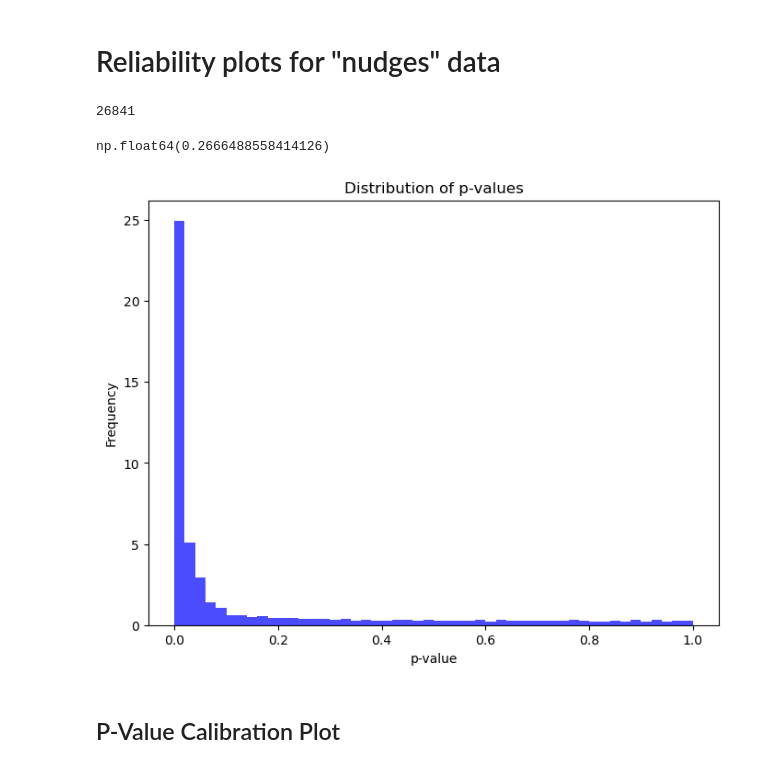
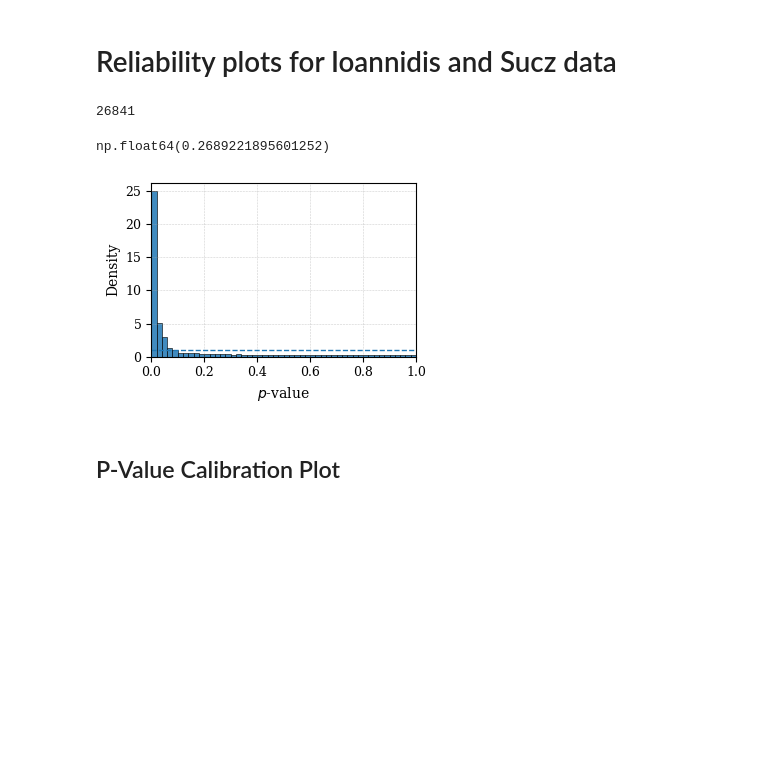
Before and after one commit to adway/eb-denoising, a Jupyter notebook: notebooks/calibration-plots.ipynb, the cells around one changed output. Saved outputs shown, nothing was run; the diff lists cells and outputs as text; code cells hidden in the pictures; blank space fills up the shorter version.

```diff
--- a/notebooks/calibration-plots.ipynb
+++ b/notebooks/calibration-plots.ipynb
@@ -1,5 +1,5 @@
 # %% [markdown]
-# Reliability plots for "nudges" data
+# Reliability plots for Ioannidis and Sucz data
 # %%
 # read csv into numpy array
 import numpy as np
@@ -54,21 +54,49 @@ len(df)
 26841
 # %%
 import matplotlib.pyplot as plt
+m = len(df)
 lam = 1 - m ** (-1/5)
 pi_hat_0 = np.mean(df['p_value'] > lam) / (1 - lam)
 pi_hat_0
 # %% [output]
-np.float64(0.2666488558414126)
+np.float64(0.2689221895601252)
 # %%
-# plot distribution of p-values
-plt.figure(figsize=(8, 6))
-plt.hist(df['p_value'], bins=50, density=True, alpha=0.7, color='blue')
-plt.xlabel("p-value")
-plt.ylabel("Frequency")
-plt.title("Distribution of p-values")
+plt.rcParams.update({
+    "font.size": 10,
+    "axes.labelsize": 10,
+    "axes.titlesize": 10,
+    "xtick.labelsize": 9,
+    "ytick.labelsize": 9,
+    "legend.fontsize": 9,
+    "font.family": "serif",
+    "text.usetex": False
+})
+
+plt.figure(figsize=(3.5, 2.5))
+
+plt.hist(
+    df["p_value"],
+    bins=50,
+    density=True,
+    alpha=0.85,
+    edgecolor="black",
+    linewidth=0.5
+)
+
+# Uniform reference
+plt.axhline(1.0, linestyle="--", linewidth=1)
+
+plt.xlabel(r"$p$-value")
+plt.ylabel("Density")
+
+plt.grid(True, linestyle="--", linewidth=0.4, alpha=0.6)
+plt.xlim(0, 1)
+
+plt.tight_layout()
+plt.savefig("pvalue_distribution.png", bbox_inches="tight", dpi = 800)
 plt.show()
 # %% [output]
-[figure, old version]
+[figure, new version]
 # %% [markdown]
 ## P-Value Calibration Plot
 # %%
```
Also changed, not shown: 5 other files.
